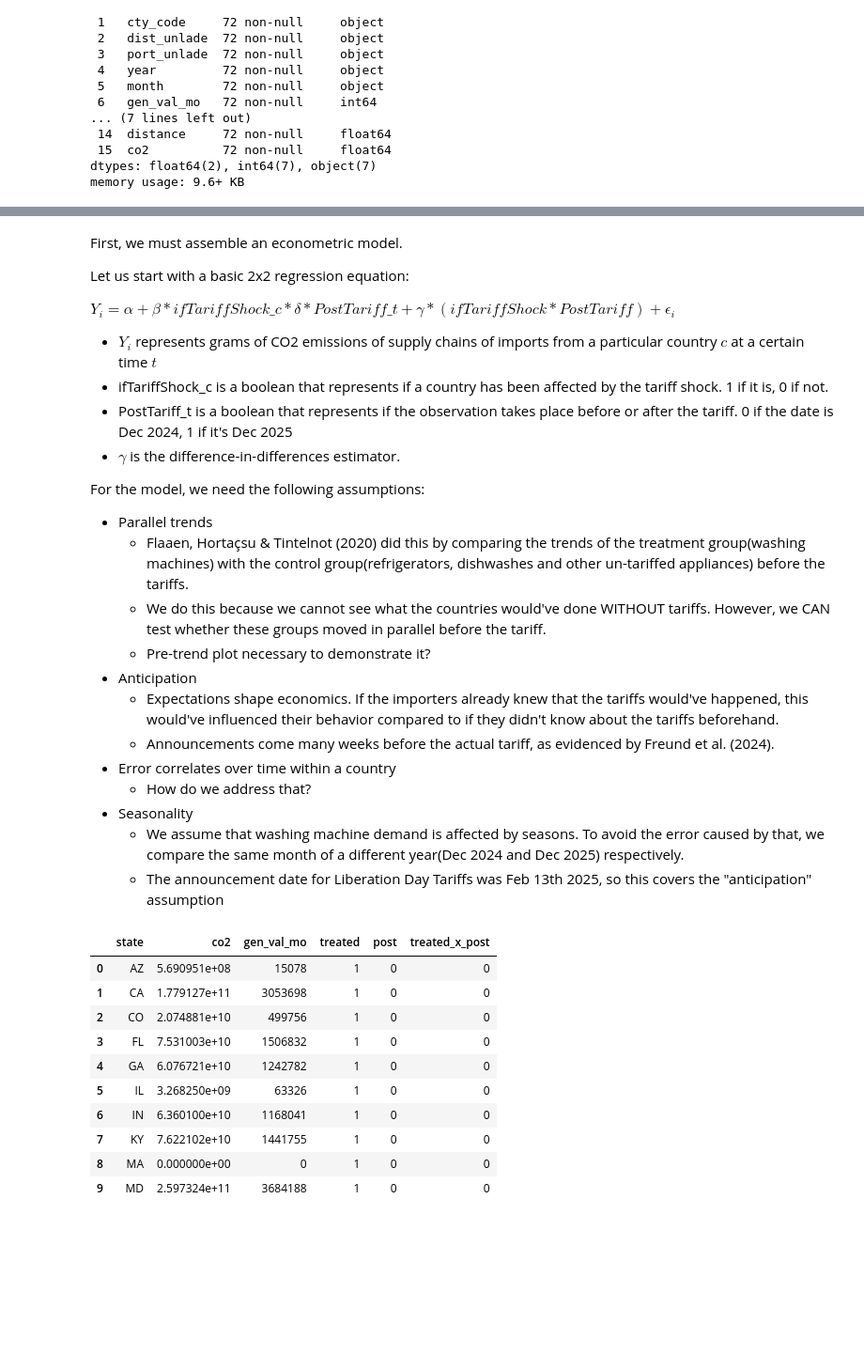
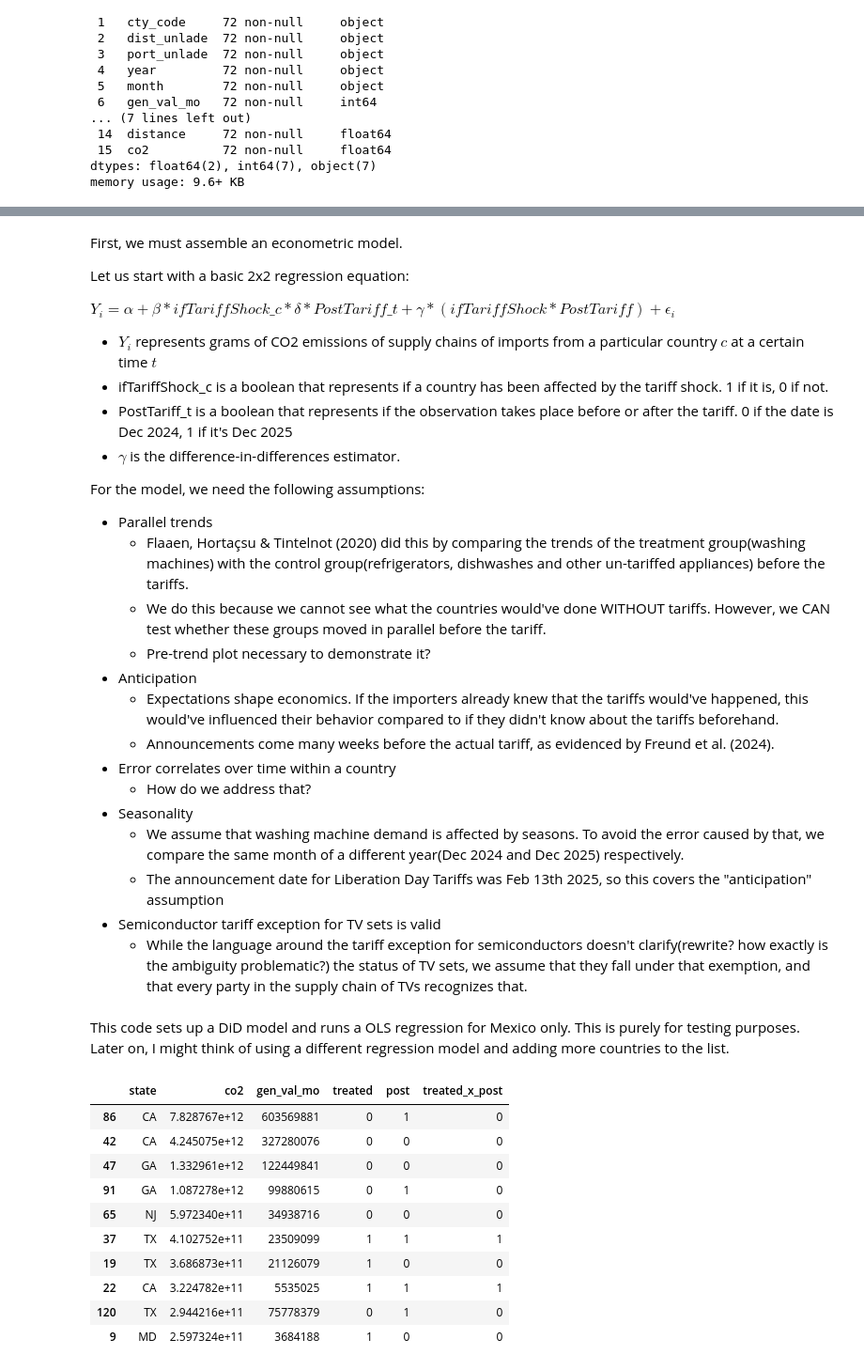
Before and after one commit to BirchTree1812/research_study_code, a Jupyter notebook: main.ipynb, the cells around one changed output, grey strips where cells are left out. Shown at 94% size. Cells and saved outputs as stored; diff of their text form; code cells hidden in the pictures; blank space fills up the shorter version.

Commit message:
Added more notes and made results for regression slightly more orderly.

```diff
--- a/main.ipynb
+++ b/main.ipynb
@@ -972,37 +976,45 @@ For the model, we need the following assumptions:
 + Seasonality
     + We assume that washing machine demand is affected by seasons. To avoid the error caused by that, we compare the same month of a different year(Dec 2024 and Dec 2025) respectively.
     + The announcement date for Liberation Day Tariffs was Feb 13th 2025, so this covers the "anticipation" assumption
++ Semiconductor tariff exception for TV sets is valid
+    + While the language around the tariff exception for semiconductors doesn't clarify(rewrite? how exactly is the ambiguity problematic?) the status of TV sets, we assume that they fall under that exemption, and that every party in the supply chain of TVs recognizes that.
+# %% [markdown]
+This code sets up a DiD model and runs a OLS regression for Mexico only. This is purely for testing purposes. Later on, I might think of using a different regression model and adding more countries to the list.
 # %%
 import statsmodels.api as sm
 
 def prep_did(df, treated_flag, post_flag):
     agg = df.groupby("state").agg(
         co2=("co2", "sum"),
         gen_val_mo=("gen_val_mo", "sum")
     ).reset_index()
     agg["treated"] = treated_flag
     agg["post"] = post_flag
     return agg
 
+# prepares the data for difference-in-difference analysis.
+# treated_flag represents whether the group is treated (1 for washing machines, 0 for TVs)
+# post_flag represents whether the data is from after the tariff implementation (1 for 2025, 0 for 2024).
 did_parts = [
     prep_did(df_land_imports_mex_wash_v1_2412, treated_flag=1, post_flag=0),
     prep_did(df_land_imports_mex_wash_v1_2512, treated_flag=1, post_flag=1),
     prep_did(df_land_imports_mex_tv_v1_2412,   treated_flag=0, post_flag=0),
     prep_did(df_land_imports_mex_tv_v1_2512,   treated_flag=0, post_flag=1),
 ]
 
+# concatenates the difference-in-difference parts into one
 df_did = pd.concat(did_parts, ignore_index=True)
 df_did["treated_x_post"] = df_did["treated"] * df_did["post"]
-df_did.head(10)
+df_did.sort_values("co2", ascending=False).head(10)
 # %% [output]
 |  | state | co2 | gen_val_mo | treated | post | treated_x_post |
-| 0 | AZ | 5.690951e+08 | 15078 | 1 | 0 | 0 |
-| 1 | CA | 1.779127e+11 | 3053698 | 1 | 0 | 0 |
-| 2 | CO | 2.074881e+10 | 499756 | 1 | 0 | 0 |
-| 3 | FL | 7.531003e+10 | 1506832 | 1 | 0 | 0 |
-| 4 | GA | 6.076721e+10 | 1242782 | 1 | 0 | 0 |
-| 5 | IL | 3.268250e+09 | 63326 | 1 | 0 | 0 |
-| 6 | IN | 6.360100e+10 | 1168041 | 1 | 0 | 0 |
-| 7 | KY | 7.622102e+10 | 1441755 | 1 | 0 | 0 |
-| 8 | MA | 0.000000e+00 | 0 | 1 | 0 | 0 |
+| 86 | CA | 7.828767e+12 | 603569881 | 0 | 1 | 0 |
+| 42 | CA | 4.245075e+12 | 327280076 | 0 | 0 | 0 |
+| 47 | GA | 1.332961e+12 | 122449841 | 0 | 0 | 0 |
+| 91 | GA | 1.087278e+12 | 99880615 | 0 | 1 | 0 |
+| 65 | NJ | 5.972340e+11 | 34938716 | 0 | 0 | 0 |
+| 37 | TX | 4.102752e+11 | 23509099 | 1 | 1 | 1 |
+| 19 | TX | 3.686873e+11 | 21126079 | 1 | 0 | 0 |
+| 22 | CA | 3.224782e+11 | 5535025 | 1 | 1 | 1 |
+| 120 | TX | 2.944216e+11 | 75778379 | 0 | 1 | 0 |
 | 9 | MD | 2.597324e+11 | 3684188 | 1 | 0 | 0 |
```
Also changed, not shown: parts of 4 cells of this notebook.
